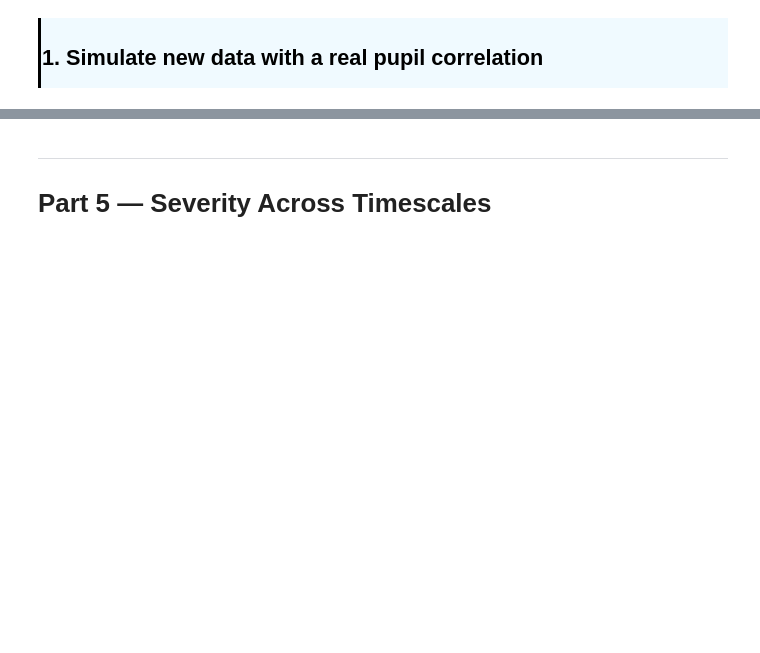
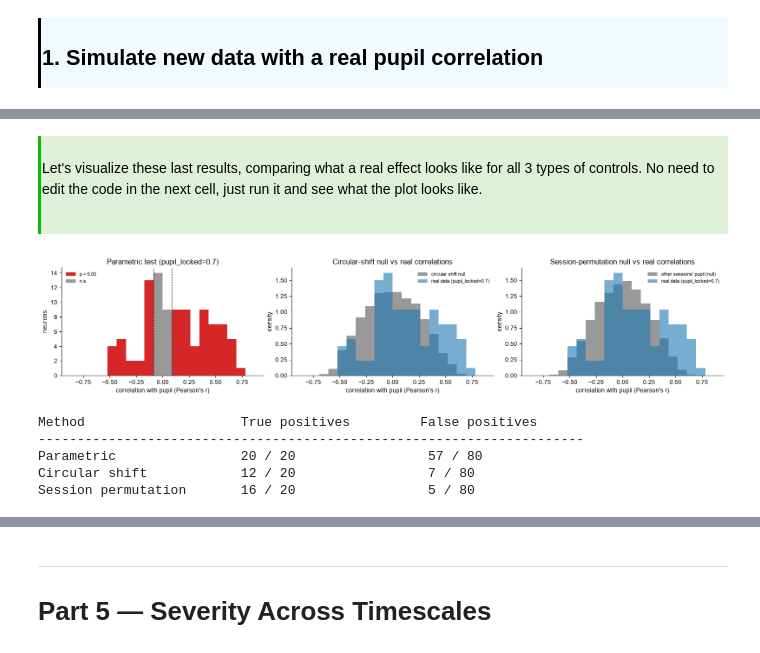
Before and after one commit to AllenSWDB/SWDB_2026_Good_Analysis, a Jupyter notebook: code/GoodAnalysis-Workshop2_solutions.ipynb, the cells around one changed output, grey strips where cells are left out. Drawn from its saved outputs; the diff is of its cells as text; code cells hidden in the pictures; blank space fills up the shorter version.

```diff
--- a/code/GoodAnalysis-Workshop2_solutions.ipynb
+++ b/code/GoodAnalysis-Workshop2_solutions.ipynb
@@ -1508,0 +1755,54 @@ def pupil_tests(fr_x, rng, n_null=200):
+# %% [markdown]
+<div style="border-left: 3px solid #07bc0a; padding: 1px; padding-left: 10px; background: #DFF0D8; max-width: 90%; overflow-x: auto; color: #000000;">
+
+<br>
+
+Let's visualize these last results, comparing what a real effect looks like for all 3 types of controls. No need to edit the code in the next cell, just run it and see what the plot looks like.
+
+<br>
+
+</div>
+# %%
+# Visualize results of controls that work
+fig, axes = plt.subplots(1, 3, figsize=(16, 3.4))
+
+# Parametric test
+hist_by_significance(axes[0], r_real, 'Parametric test (pupil_locked=0.7)', R_BINS, r_crit)
+
+# Circular shift
+axes[1].hist(null_cs.ravel(), bins=R_BINS, density=True, color='0.6',
+             label='circular shift null')
+axes[1].hist(r_real, bins=R_BINS, density=True, color='tab:blue', alpha=0.6,
+             label='real data (pupil_locked=0.7)')
+axes[1].set_xlabel("correlation with pupil (Pearson's r)")
+axes[1].set_ylabel('density')
+axes[1].set_title('Circular-shift null vs real correlations')
+axes[1].legend(frameon=False, fontsize=8)
+
+# Session permutation
+axes[2].hist(null_sp.ravel(), bins=R_BINS, density=True, color='0.6',
+             label="other sessions' pupil (null)")
+axes[2].hist(r_real, bins=R_BINS, density=True, color='tab:blue', alpha=0.6,
+             label='real data (pupil_locked=0.7)')
+axes[2].set_xlabel("correlation with pupil (Pearson's r)")
+axes[2].set_ylabel('density')
+axes[2].set_title('Session-permutation null vs real correlations')
+axes[2].legend(frameon=False, fontsize=8)
+
+plt.tight_layout()
+plt.show()
+
+# We can evaluate performance against ground truth only because this is simulated data —
+# in a real experiment the true positives would be unknown.
+print(f'{"Method":<25} {"True positives":<22} {"False positives"}')
+print('-' * 70)
+print(f'{"Parametric":<25} {np.sum(np.abs(r_real[:N_REAL]) > r_crit)} / {N_REAL:<18} {np.sum(np.abs(r_real[N_REAL:]) > r_crit)} / {N_NEURONS-N_REAL}')
+print(f'{"Circular shift":<25} {sig_cs[:N_REAL].sum()} / {N_REAL:<18} {sig_cs[N_REAL:].sum()} / {N_NEURONS-N_REAL}')
+print(f'{"Session permutation":<25} {sig_sp[:N_REAL].sum()} / {N_REAL:<18} {sig_sp[N_REAL:].sum()} / {N_NEURONS-N_REAL}')
+# %% [output]
+[figure, added]
+Method                    True positives         False positives
+----------------------------------------------------------------------
+Parametric                20 / 20                 57 / 80
+Circular shift            12 / 20                 7 / 80
+Session permutation       16 / 20                 5 / 80
```
Also changed, not shown: parts of 36 cells of this notebook.
